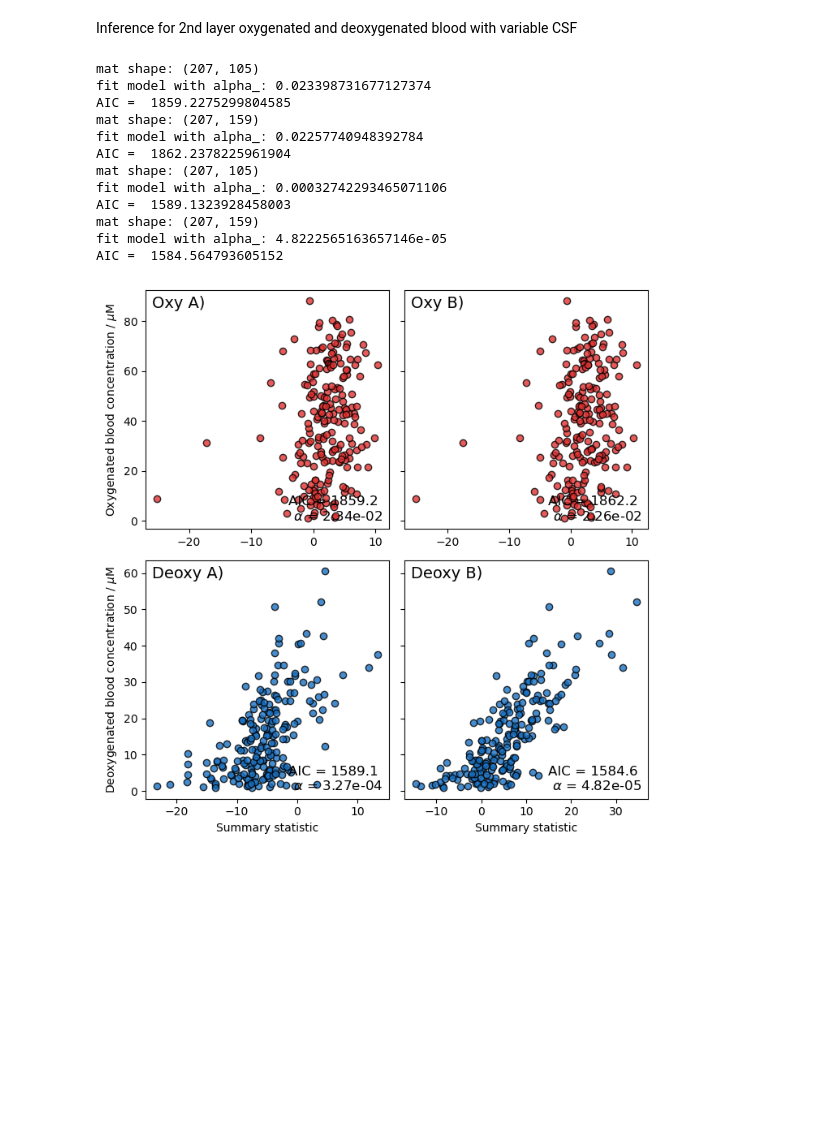
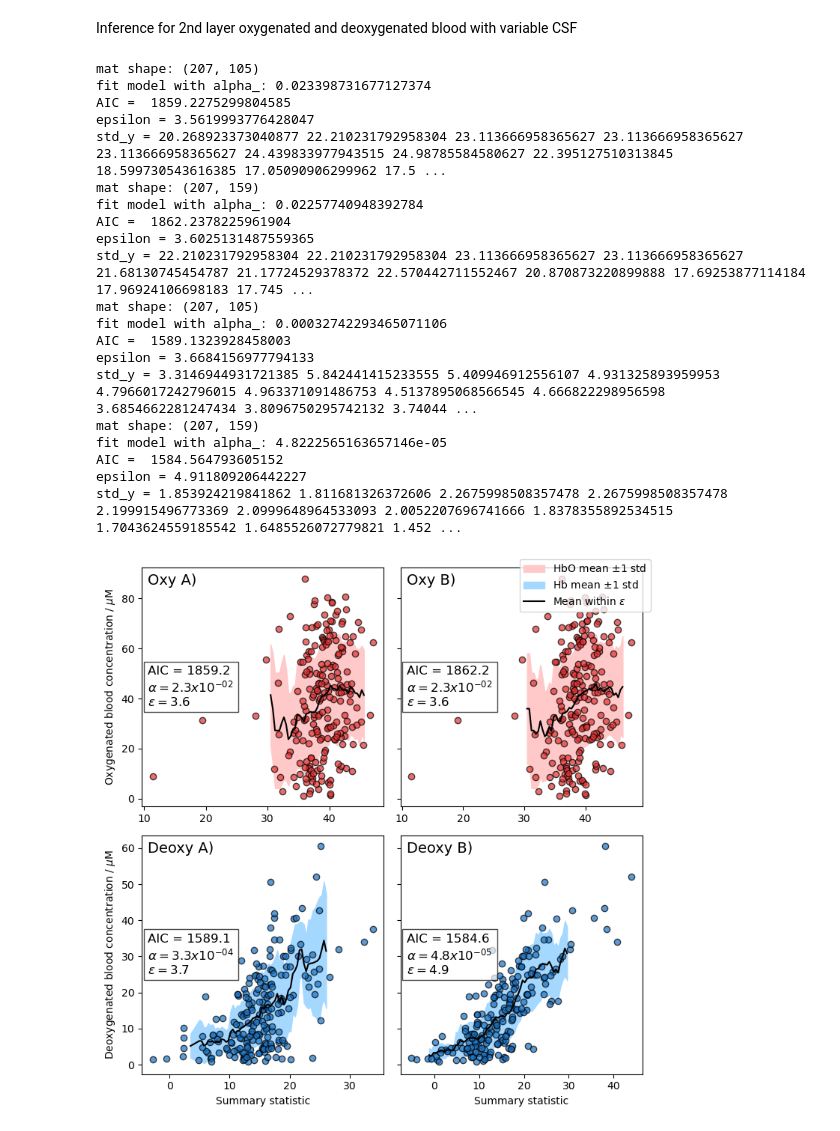
Before and after one commit to sebmorris/mcml-analysis, a Jupyter notebook: abc.ipynb, the cells around one changed output. Drawn from its saved outputs; the diff is of its cells as text; code cells hidden in the pictures; blank space fills up the shorter version.

```diff
--- a/abc.ipynb
+++ b/abc.ipynb
@@ -136,7 +140,7 @@ def run_whole_thing(distances, df, target_col, extra_powers=[2]):
 
     summary_stat = mat @ beta
 
-    df.loc[:, 'summary_stat'] = df.loc[:, 'x'].apply(lambda x: np.sum(x * beta))
+    df.loc[:, 'summary_stat'] = df.loc[:, 'x'].apply(lambda x: np.sum(x * beta) + model.intercept_)
 
     return y, summary_stat, df, model
 
@@ -147,7 +151,7 @@ from constants.colors import colors
 
 df = pd.read_csv('./sims/df.csv', index_col=0)
 
-target = 'height_csf'
+target = 'deoxy_blood_one'
 y, summary_stat, df_, _ = run_whole_thing([40, 45, 50], df, target)
 
 plt.figure()
@@ -260,23 +288,35 @@ Apparent inference for skin skull layer
 distances = [10]
 powers = [2, 3, 4]
 
-labels = ['Oxygenated blood', 'Deoxygenated blood']
+labels = ['HbO', 'Hb']
 targets = ['oxy_blood_one', 'deoxy_blood_one']
-scatter_colors = [colors['red'][8], colors['blue'][8]]
+scatter_colors = [colors['red'], colors['blue']]
 
-fig, axs = plt.subplots(nrows=1, ncols=2, figsize=(8, 4))
+fig, axs = plt.subplots(nrows=1, ncols=2, figsize=(7.5, 3.8))
+
+lines = []
+shading = []
 
 for ax, label, target, color in zip(axs, labels, targets, scatter_colors):
     _, _, df_, model = run_whole_thing(distances, df, target, extra_powers=powers)
     x, y = df_['summary_stat'], df_[target]
+
+    bins_x, bins_y, std_y, epsilon, fill = std_fill(ax, x, y, color[2])
+    print('std_y = ' + ' '.join([str(x) for x in std_y]))
+    shading.append(fill)
+
     kwargs = point_style_kwargs.copy()
-    kwargs['color'] = color
+    kwargs['color'] = color[8]
     ax.scatter(x, y, **kwargs)
     ax.set_xlabel('Summary statistic')
     ax.set_ylabel(r'Concentration \ $\mu$M')
     add_top_left_text(label, ax)
     _, alpha_string, _ = fit_text(model)
-    add_bottom_right_text(alpha_string, ax)
+    add_bottom_right_text(alpha_string + '\n' + r'$\epsilon =$' + str(round(epsilon, 1)), ax, fill='white')
+
+    ax.plot(bins_x, bins_y, 'black')
+
+fig.legend((shading[0], shading[1], mean), (r'HbO mean $\pm$1 std', r'Hb mean $\pm$1 std', r'Mean within $\epsilon$'))
 
 plt.tight_layout()
 plt.savefig('./figure_generation/figures/first_layer_inference.png', dpi=600, transparent=True)
@@ -304,42 +348,60 @@ powers = [
 ]
 
 labels = [['Oxy A)', 'Oxy B)'], ['Deoxy A)', 'Deoxy B)']]
-scatter_colors = [colors['red'][8], colors['blue'][8]]
+scatter_colors = [colors['red'], colors['blue']]
 targets = ['oxy_blood_two', 'deoxy_blood_two']
 y_labels = [r'Oxygenated blood concentration / $\mu$M', r'Deoxygenated blood concentration / $\mu$M']
 
-fig, axs = plt.subplots(nrows=2, ncols=2, figsize=(7, 7), sharey='row')
+fig, axs = plt.subplots(nrows=2, ncols=2, figsize=(7.5, 7.5), sharey='row')
+
+lines = []
+shading = []
 
 for i, ax_row in enumerate(axs):
     ax_row[0].set_ylabel(y_labels[i])
     for j, ax in enumerate(ax_row):
         _, _, df_, model = run_whole_thing(distances[j], df, targets[i], extra_powers=powers[i])
         x, y = df_['summary_stat'], df_[targets[i]]
+        bins_x, bins_y, std_y, epsilon, fill = std_fill(ax, x, y, scatter_colors[i][2])
+        shading.append(fill)
+        print('std_y = ' + ' '.join([str(x) for x in std_y]))
+
         kwargs = point_style_kwargs.copy()
-        kwargs['color'] = scatter_colors[i]
+        kwargs['color'] = scatter_colors[i][8]
         ax.scatter(x, y, **kwargs)
         add_top_left_text(labels[i][j], ax)
         _, _, combined_string =  fit_text(model)
-        add_bottom_right_text(combined_string, ax)
+        add_middle_left_text(combined_string + '\n' + r'$\epsilon =$' + str(round(epsilon, 1)), ax, fill='white')
         if i == 1:
             ax.set_xlabel('Summary statistic')
 
+        ax.plot(bins_x, bins_y, 'black')
+
+fig.legend((shading[0], shading[2], mean), (r'HbO mean $\pm$1 std', r'Hb mean $\pm$1 std', r'Mean within $\epsilon$'))
 
 plt.tight_layout()
 plt.savefig('./figure_generation/figures/second_layer_inference.png', dpi=600, transparent=True)
 plt.savefig('./figure_generation/figures/second_layer_inference.pdf', dpi=600, transparent=True)
 plt.show()
 # %% [output]
 mat shape: (207, 105)
 fit model with alpha_: 0.023398731677127374
 AIC =  1859.2275299804585
+epsilon = 3.5619993776428047
+std_y = 20.268923373040877 22.210231792958304 23.113666958365627 23.113666958365627 23.113666958365627 24.439833977943515 24.98785584580627 22.395127510313845 18.599730543616385 17.05090906299962 17.5 ...
 mat shape: (207, 159)
 fit model with alpha_: 0.02257740948392784
 AIC =  1862.2378225961904
+epsilon = 3.6025131487559365
+std_y = 22.210231792958304 22.210231792958304 23.113666958365627 23.113666958365627 21.68130745454787 21.17724529378372 22.570442711552467 20.870873220899888 17.69253877114184 17.96924106698183 17.745 ...
 mat shape: (207, 105)
 fit model with alpha_: 0.00032742293465071106
 AIC =  1589.1323928458003
+epsilon = 3.6684156977794133
+std_y = 3.3146944931721385 5.842441415233555 5.409946912556107 4.931325893959953 4.7966017242796015 4.963371091486753 4.5137895068566545 4.666822298956598 3.6854662281247434 3.8096750295742132 3.74044 ...
 mat shape: (207, 159)
 fit model with alpha_: 4.8222565163657146e-05
 AIC =  1584.564793605152
+epsilon = 4.911809206442227
+std_y = 1.853924219841862 1.811681326372606 2.2675998508357478 2.2675998508357478 2.199915496773369 2.0999648964533093 2.0052207696741666 1.8378355892534515 1.7043624559185542 1.6485526072779821 1.452 ...
-[figure, old version]
+[figure, new version]
```
Also changed, not shown: parts of 6 cells of this notebook, 20 other files.
